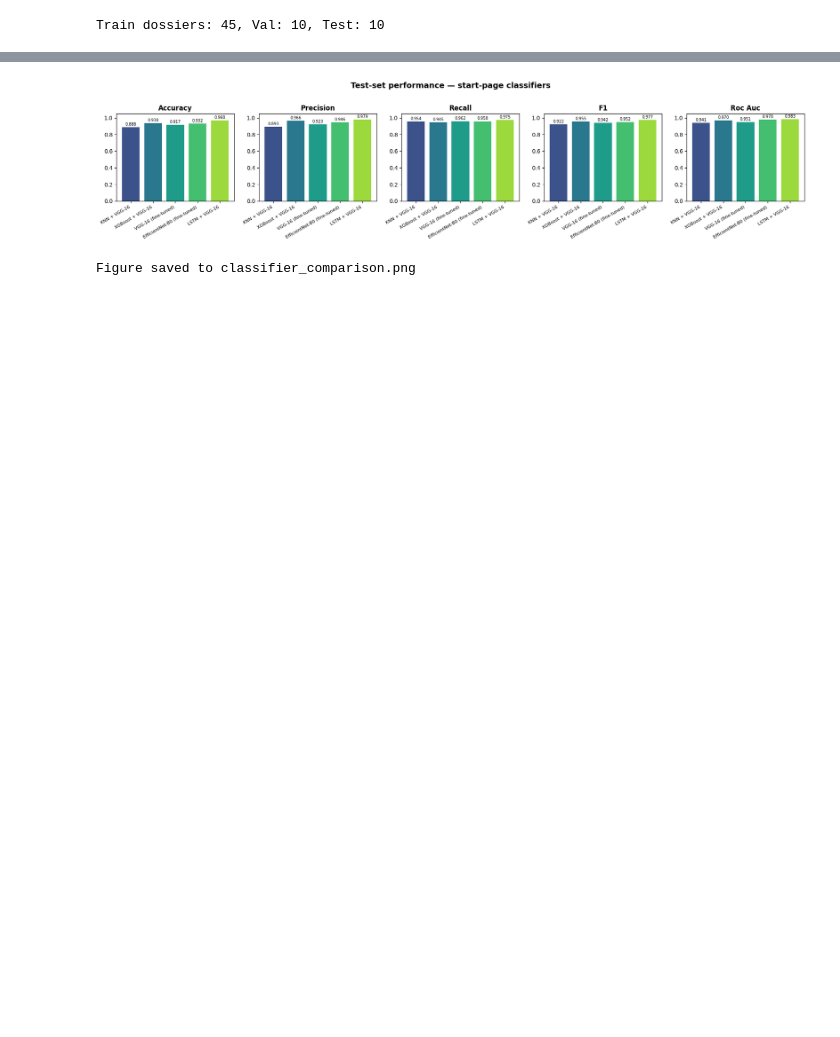
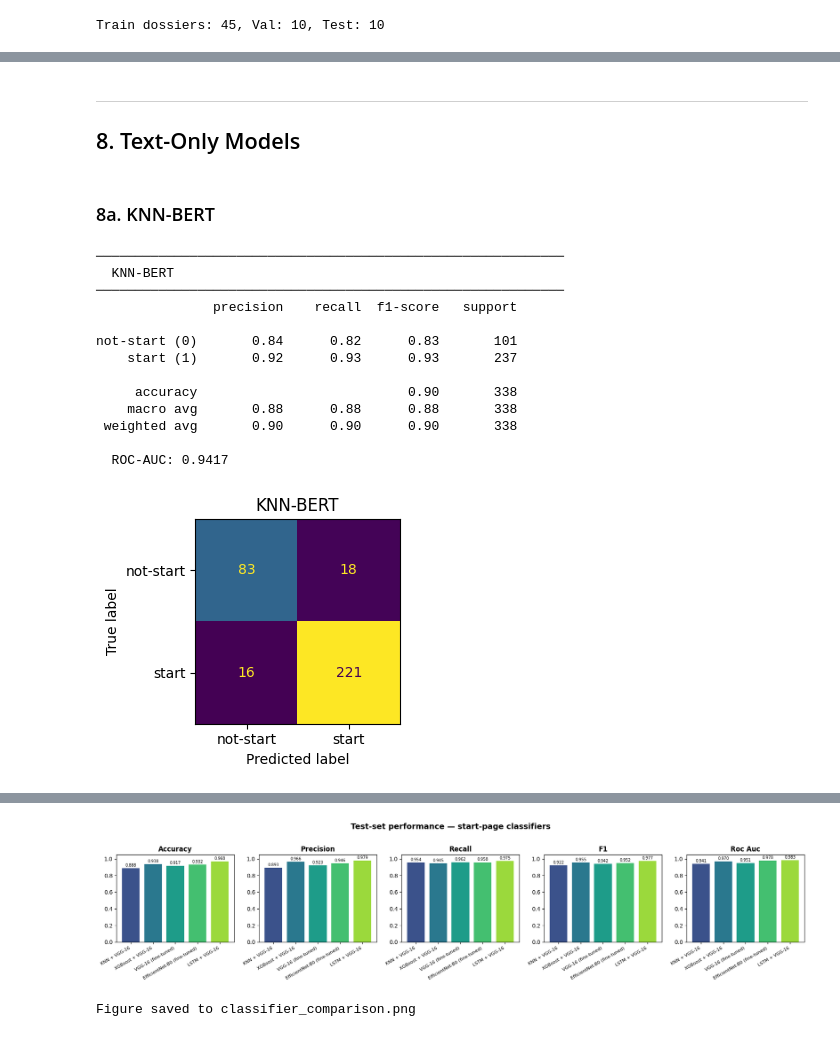
Before and after one commit to Lynnyijin/dossier-analysis, a Jupyter notebook: page_start_classifier.ipynb, the cells around one changed output, grey strips where cells are left out. Saved outputs shown, nothing was run; the diff lists cells and outputs as text; code cells hidden in the pictures; blank space fills up the shorter version.

```diff
--- a/page_start_classifier.ipynb
+++ b/page_start_classifier.ipynb
@@ -29,6 +31,14 @@ import seaborn as sns
 
 import torch
 import torch.nn as nn
+import torch.nn.functional as F
+
+try:
+    from transformers import AutoTokenizer, AutoModel
+except ImportError:
+    import os; os.system('pip install transformers -q')
+    from transformers import AutoTokenizer, AutoModel
+
 import torch.optim as optim
 from torch.utils.data import Dataset, DataLoader
 from torchvision import models, transforms
@@ -39,7 +49,8 @@ from sklearn.preprocessing import StandardScaler
 from sklearn.model_selection import train_test_split
 from sklearn.metrics import (
     classification_report, confusion_matrix,
-    roc_auc_score, ConfusionMatrixDisplay
+    roc_auc_score, ConfusionMatrixDisplay,
+    f1_score, accuracy_score,
 )
 
 try:
@@ -51,15 +62,19 @@ except ImportError:
 
 warnings.filterwarnings('ignore')
 
-WORKSPACE = Path('')
+WORKSPACE = Path('/Users/yeqianli/Desktop/data segmentation')
 PNG_ROOT   = WORKSPACE / 'pdf_pages_png'
 CACHE_DIR  = WORKSPACE / 'feature_cache'
 CACHE_DIR.mkdir(exist_ok=True)
 
-DEVICE = torch.device('cuda' if torch.cuda.is_available() else 'cpu')
+DEVICE = torch.device('mps' if torch.backends.mps.is_available() else 'cuda' if torch.cuda.is_available() else 'cpu')
 print(f'Device: {DEVICE}')
 
 RANDOM_SEED = 42
+TEXT_ROOT  = WORKSPACE / 'outputs' / 'page_text_by_page'
+BERT_MODEL = 'bert-base-uncased'
+NUM_CLASSES = 2
+
 np.random.seed(RANDOM_SEED)
 torch.manual_seed(RANDOM_SEED)
 # %% [output]
@@ -159,5 +175,17 @@ all_labels = all_labels[exists_mask].reset_index(drop=True)
 print(f'Usable pages: {len(all_labels)}  |  start-pages: {all_labels["label"].sum()}')
 
 all_labels.head(5)
+def page_text_path(dossier: str, page_num: int) -> Path:
+    return TEXT_ROOT / dossier / 'page' / f'page_{int(page_num):04d}.txt'
+
+def safe_read_text(path: Path) -> str:
+    try:
+        return path.read_text(encoding='utf-8').strip()
+    except FileNotFoundError:
+        return ''
+
+all_labels['text_path'] = all_labels.apply(
+    lambda r: page_text_path(r['dossier'], r['page_num']), axis=1
+)
 # %% [output]
 Missing PNGs: 0 / 2422
@@ -746,0 +928,33 @@ not-start (0)       0.94      0.95      0.95       101
+# %% [markdown]
+---
+## 8. Text-Only Models
+# %% [markdown]
+### 8a. KNN-BERT
+# %%
+X_bert_tr_n = normalize(X_bert_tr)
+X_bert_va_n = normalize(X_bert_va)
+X_bert_te_n = normalize(X_bert_te)
+
+knn_bert = KNeighborsClassifier(n_neighbors=7, metric='cosine', n_jobs=-1)
+knn_bert.fit(X_bert_tr_n, y_tr)
+
+pred_knn_bert_va = knn_bert.predict(X_bert_va_n)
+pred_knn_bert_te = knn_bert.predict(X_bert_te_n)
+
+evaluate_model('KNN-BERT', y_te, pred_knn_bert_te,
+               y_prob=knn_bert.predict_proba(X_bert_te_n)[:, 1])
+# %% [output]
+────────────────────────────────────────────────────────────
+  KNN-BERT
+────────────────────────────────────────────────────────────
+               precision    recall  f1-score   support
+
+not-start (0)       0.84      0.82      0.83       101
+    start (1)       0.92      0.93      0.93       237
+
+     accuracy                           0.90       338
+    macro avg       0.88      0.88      0.88       338
+ weighted avg       0.90      0.90      0.90       338
+
+  ROC-AUC: 0.9417
+[figure, added]
```
Also changed, not shown: parts of 40 cells of this notebook, 5 other files.
